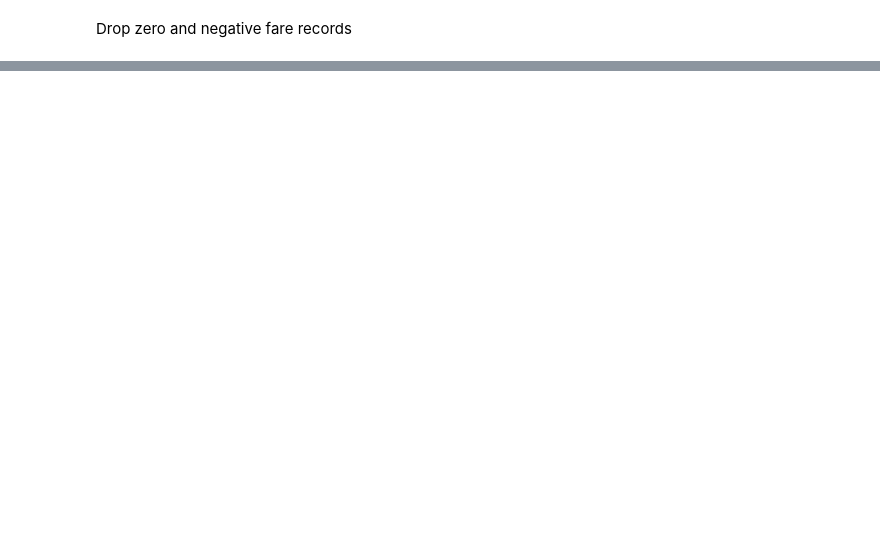
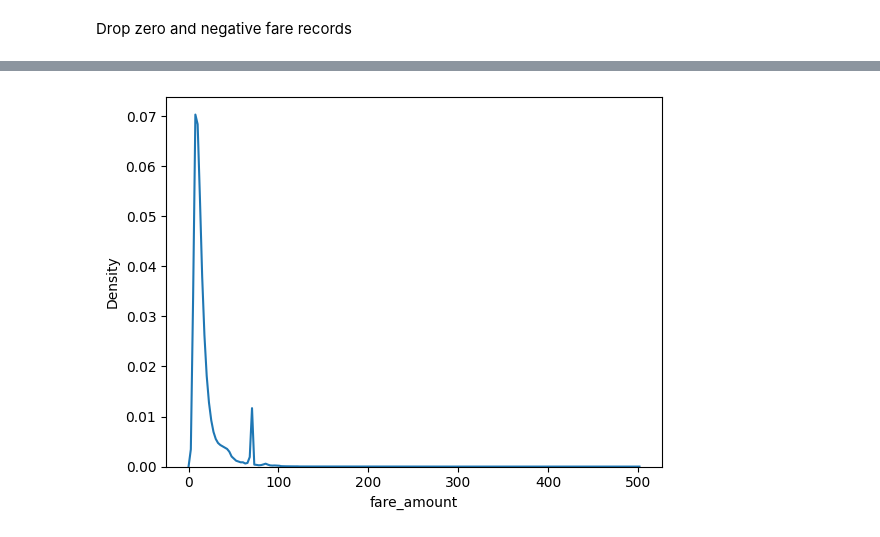
Before and after one commit to anubhavsingh1729/aidqds, a Jupyter notebook: analysis_notebook.ipynb, the cells around one changed output, grey strips where cells are left out. Drawn from its saved outputs; the diff is of its cells as text; code cells hidden in the pictures; blank space fills up the shorter version.

```diff
--- a/analysis_notebook.ipynb
+++ b/analysis_notebook.ipynb
@@ -146,4 +146,10 @@ number of rows with 0 fare: 1359
 # %% [markdown]
 Drop zero and negative fare records
 # %%
-dtclean = dt[dt['fare_amount']>0].copy()
+dtclean = dt2[dt2['fare_amount']>0].copy()
+# %%
+# passenger cannot be more than 6 as per nyc taxi rules
+dtcl = dtclean[(dtclean['passenger_count']>0) & (dtclean['passenger_count']<6)]
+
+# remove fare greater than 500. minimum amount is 2.5, remove 0 fare
+dtcl = dtcl[(dtcl['fare_amount']>2.50) & (dtcl['fare_amount']<500)]
@@ -149,0 +172,10 @@ dtclean = dt[dt['fare_amount']>0].copy()
+# %%
+import seaborn as sns
+
+sns.kdeplot(dtcl['fare_amount'])
+plt.grid(False)
+#plt.axvline(50000,0,1,c='black',ls='--')
+
+plt.show()
+# %% [output]
+[figure, added]
```
Also changed, not shown: parts of 13 cells of this notebook.
